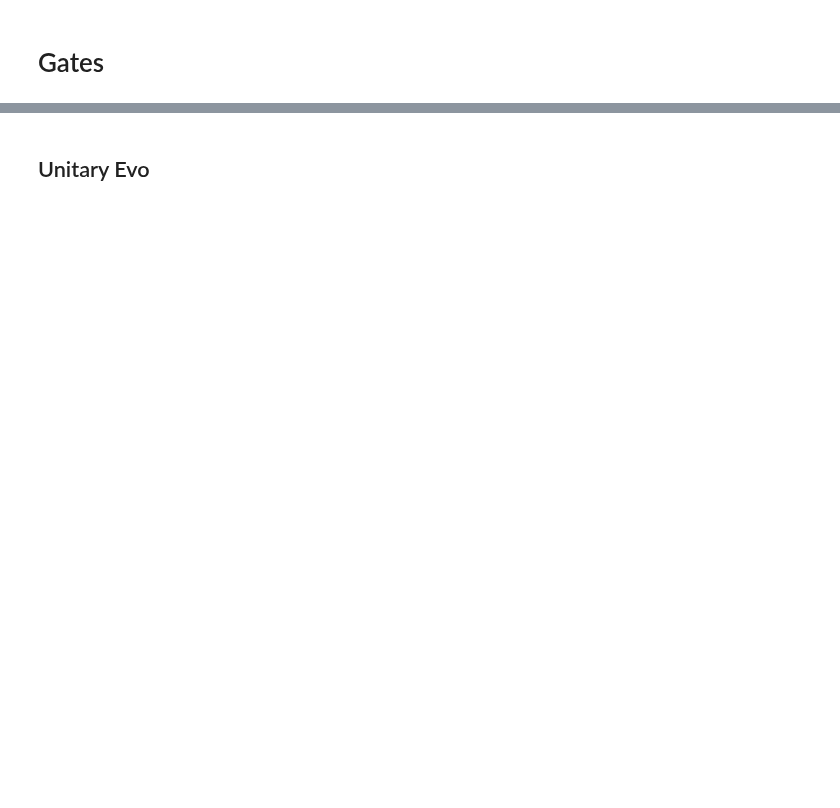
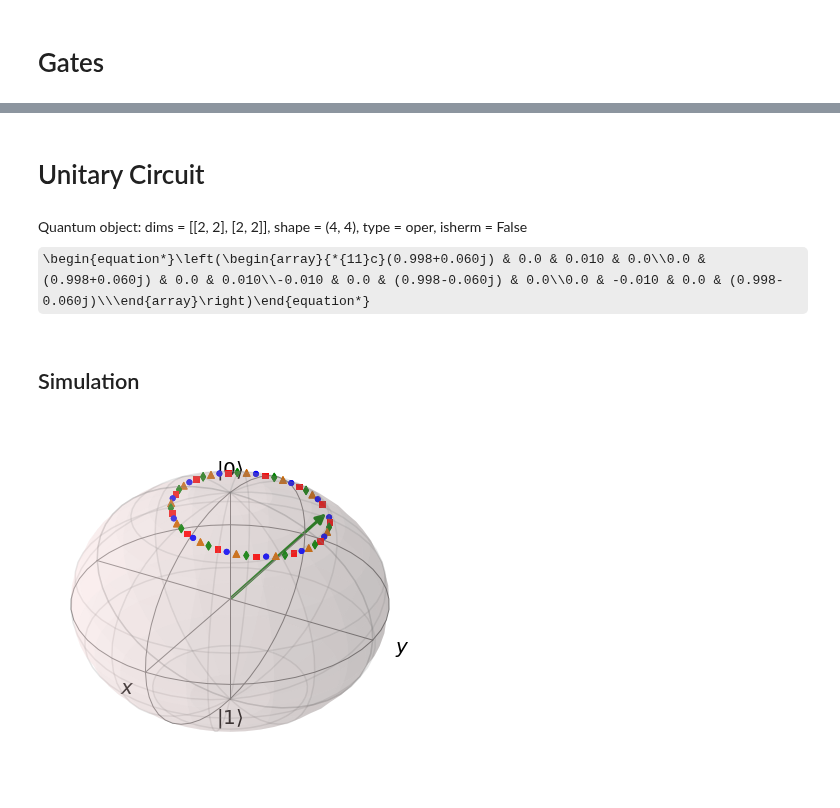
Before and after one commit to OliverDudgeon/QSync, a Jupyter notebook: qutip-qubit-circuit.ipynb, the cells around one changed output, grey strips where cells are left out. Cells and saved outputs as stored; diff of their text form; code cells hidden in the pictures; some formulas as TeX source; blank space fills up the shorter version.

```diff
--- a/qutip-qubit-circuit.ipynb
+++ b/qutip-qubit-circuit.ipynb
@@ -38,2 +20,2 @@ Quantum object: dims = [[2, 2], [2, 2]], shape = (4, 4), type = oper, isherm = F
 # %% [markdown]
-## Unitary Evo
+# Unitary Circuit
@@ -45,0 +22,33 @@ def U(args):
+# %%
+dt = 0.1
+
+detuning = 0.3
+signal_strength = 0.2
+# %%
+qc = unitary_circuit(detuning, signal_strength, dt)
+
+p = qc.propagators()
+# Doesn't include the measurement or reset
+D = gate_sequence_product(p)
+D
+# %% [output]
+Quantum object: dims = [[2, 2], [2, 2]], shape = (4, 4), type = oper, isherm = False\begin{equation*}\left(\begin{array}{*{11}c}(0.998+0.060j) & 0.0 & 0.010 & 0.0\\0.0 & (0.998+0.060j) & 0.0 & 0.010\\-0.010 & 0.0 & (0.998-0.060j) & 0.0\\0.0 & -0.010 & 0.0 & (0.998-0.060j)\\\end{array}\right)\end{equation*}
+# %% [markdown]
+## Simulation
+# %%
+from sync_gates import run_simu
+
+iq_state = (
+    3 * np.exp(1j * 1) * basis(2, 0)
+    + np.exp(1j * -np.pi) * basis(2, 1)
+).unit()
+initial_state = tensor(iq_state, basis(2, 0))
+
+b = Bloch()
+b.add_states(initial_state.ptrace(0))
+
+b.add_states([state.ptrace(0) for state in run_simu(qc, 50, initial_state)], kind="point")
+
+b.show()
+# %% [output]
+[figure, added]
```
Also changed, not shown: parts of 23 cells of this notebook, 5 other files.
